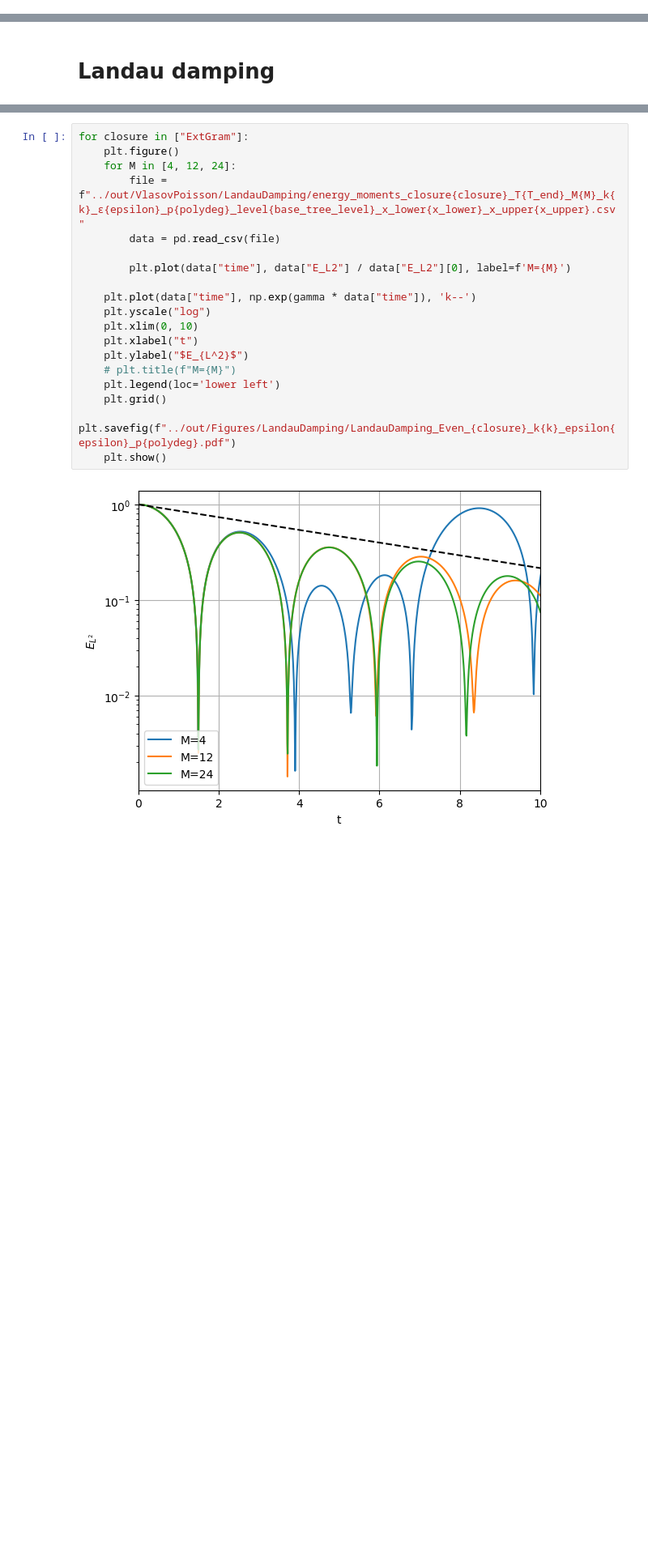
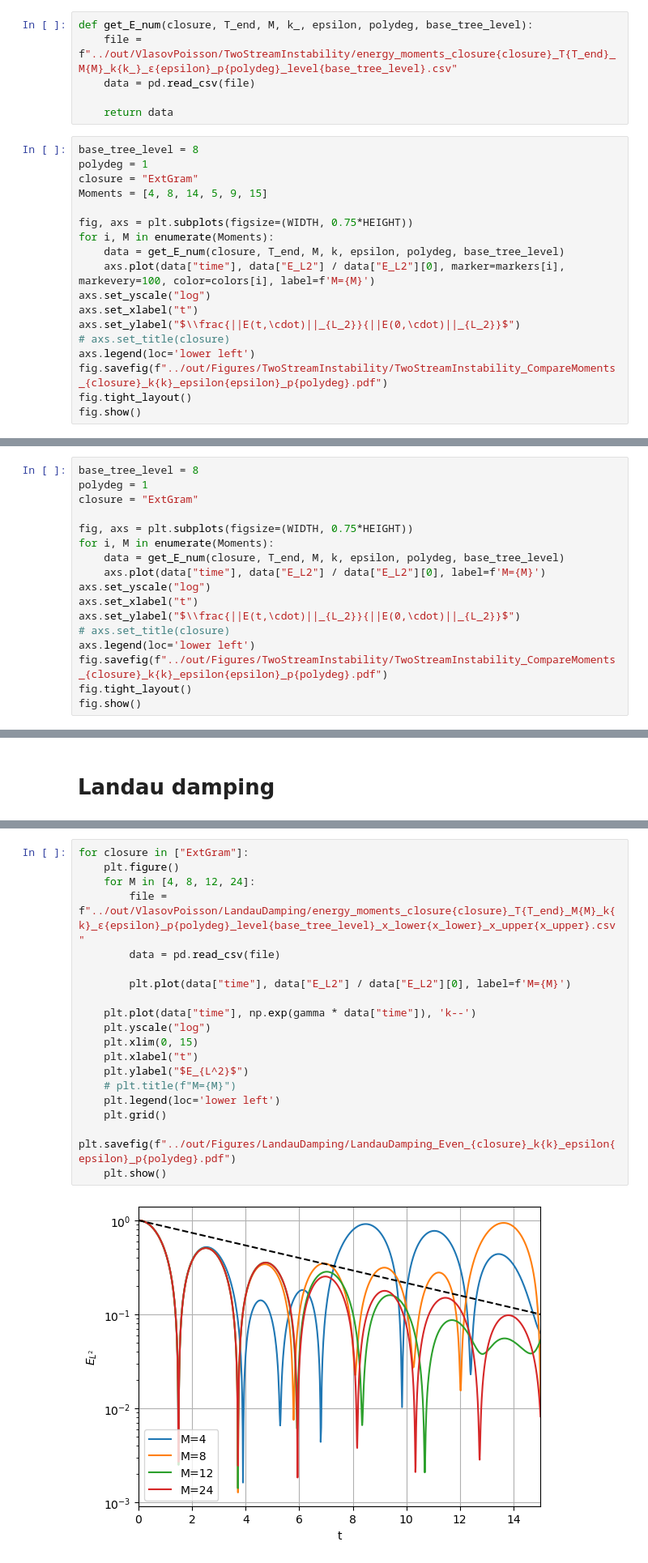
Before and after one commit to JanHab/ExtGram.jl, a Jupyter notebook: notebooks/VlasovPoissonExamples.ipynb, the cells around one changed output, grey strips where cells are left out. Shown at 81% size. Cells and saved outputs as stored; diff of their text form; blank space fills up the shorter version.

```diff
--- a/notebooks/VlasovPoissonExamples.ipynb
+++ b/notebooks/VlasovPoissonExamples.ipynb
@@ -4,0 +92,24 @@ import pandas as pd
+# %%
+def get_E_num(closure, T_end, M, k_, epsilon, polydeg, base_tree_level):
+    file = f"../out/VlasovPoisson/TwoStreamInstability/energy_moments_closure{closure}_T{T_end}_M{M}_k{k_}_ϵ{epsilon}_p{polydeg}_level{base_tree_level}.csv"
+    data = pd.read_csv(file)
+
+    return data
+# %%
+base_tree_level = 8
+polydeg = 1
+closure = "ExtGram"
+Moments = [4, 8, 14, 5, 9, 15]
+
+fig, axs = plt.subplots(figsize=(WIDTH, 0.75*HEIGHT))
+for i, M in enumerate(Moments):
+    data = get_E_num(closure, T_end, M, k, epsilon, polydeg, base_tree_level)
+    axs.plot(data["time"], data["E_L2"] / data["E_L2"][0], marker=markers[i], markevery=100, color=colors[i], label=f'M={M}')
+axs.set_yscale("log")
+axs.set_xlabel("t")
+axs.set_ylabel("$\\frac{||E(t,\cdot)||_{L_2}}{||E(0,\cdot)||_{L_2}}$")
+# axs.set_title(closure)
+axs.legend(loc='lower left')
+fig.savefig(f"../out/Figures/TwoStreamInstability/TwoStreamInstability_CompareMoments_{closure}_k{k}_epsilon{epsilon}_p{polydeg}.pdf")
+fig.tight_layout()
+fig.show()
@@ -4,0 +118,17 @@ import pandas as pd
+# %%
+base_tree_level = 8
+polydeg = 1
+closure = "ExtGram"
+
+fig, axs = plt.subplots(figsize=(WIDTH, 0.75*HEIGHT))
+for i, M in enumerate(Moments):
+    data = get_E_num(closure, T_end, M, k, epsilon, polydeg, base_tree_level)
+    axs.plot(data["time"], data["E_L2"] / data["E_L2"][0], label=f'M={M}')
+axs.set_yscale("log")
+axs.set_xlabel("t")
+axs.set_ylabel("$\\frac{||E(t,\cdot)||_{L_2}}{||E(0,\cdot)||_{L_2}}$")
+# axs.set_title(closure)
+axs.legend(loc='lower left')
+fig.savefig(f"../out/Figures/TwoStreamInstability/TwoStreamInstability_CompareMoments_{closure}_k{k}_epsilon{epsilon}_p{polydeg}.pdf")
+fig.tight_layout()
+fig.show()
@@ -61,24 +193,24 @@ M=24, k=0.5
 # %%
 for closure in ["ExtGram"]:
     plt.figure()
-    for M in [4, 12, 24]:
+    for M in [4, 8, 12, 24]:
         file = f"../out/VlasovPoisson/LandauDamping/energy_moments_closure{closure}_T{T_end}_M{M}_k{k}_ϵ{epsilon}_p{polydeg}_level{base_tree_level}_x_lower{x_lower}_x_upper{x_upper}.csv"
         data = pd.read_csv(file)
 
         plt.plot(data["time"], data["E_L2"] / data["E_L2"][0], label=f'M={M}')
 
     plt.plot(data["time"], np.exp(gamma * data["time"]), 'k--')
     plt.yscale("log")
-    plt.xlim(0, 10)
+    plt.xlim(0, 15)
     plt.xlabel("t")
     plt.ylabel("$E_{L^2}$")
     # plt.title(f"M={M}")
     plt.legend(loc='lower left')
     plt.grid()
     plt.savefig(f"../out/Figures/LandauDamping/LandauDamping_Even_{closure}_k{k}_epsilon{epsilon}_p{polydeg}.pdf")
     plt.show()
 # %% [output]
-[figure, old version]
+[figure, new version]
 # %%
 T_end = 25.0
 
```
Also changed, not shown: parts of 8 cells of this notebook, 1 other file.
